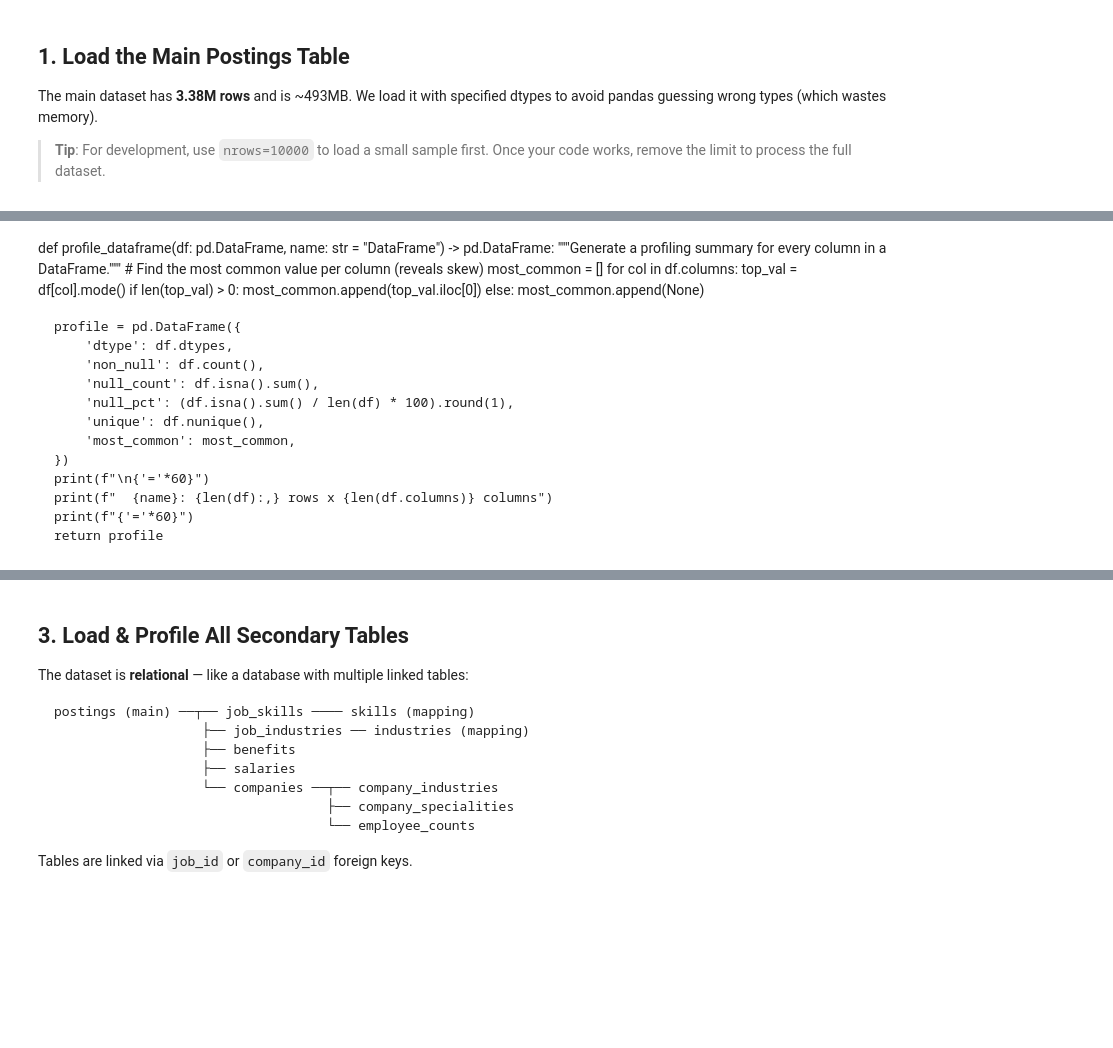
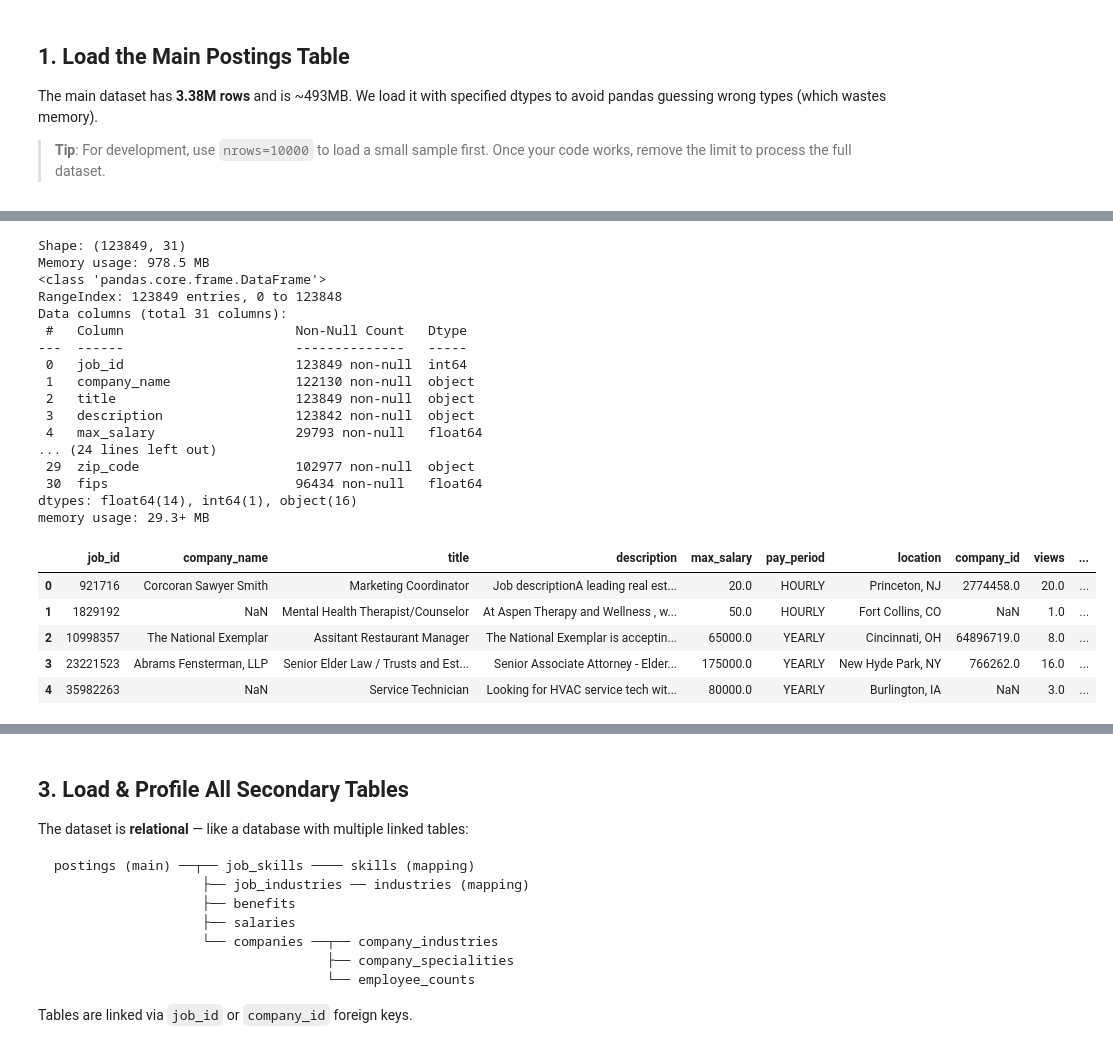
Before and after one commit to mark21097/TalentLens, a Jupyter notebook: notebooks/01-mp-data-loading-and-schema.ipynb, the cells around one changed output, grey strips where cells are left out. Saved outputs shown, nothing was run; the diff lists cells and outputs as text; code cells hidden in the pictures; blank space fills up the shorter version.

```diff
--- a/notebooks/01-mp-data-loading-and-schema.ipynb
+++ b/notebooks/01-mp-data-loading-and-schema.ipynb
@@ -32,10 +38,9 @@ to avoid pandas guessing wrong types (which wastes memory).
 # %%
 # Load a small sample first to understand the schema
 # Change nrows=None to load the full dataset when ready
-df_postings = load_raw_postings(nrows=10000)
-
-# .info() is your best friend for a first look at any DataFrame:
-# - Shows every column name, dtype, and non-null count in one shot
-# - Shows total memory usage at the bottom
-# - Immediately tells you what's missing and what types pandas assigned
+df_postings = load_raw_postings()
+print(f"Shape: {df_postings.shape}")
+print(f"Memory usage: {df_postings.memory_usage(deep=True).sum() / 1e6:.1f} MB")
 df_postings.info()
+df_postings.head()
+# %% [output]
@@ -41,0 +49,23 @@ df_postings.info()
+Shape: (123849, 31)
+Memory usage: 978.5 MB
+<class 'pandas.core.frame.DataFrame'>
+RangeIndex: 123849 entries, 0 to 123848
+Data columns (total 31 columns):
+ #   Column                      Non-Null Count   Dtype
+---  ------                      --------------   -----
+ 0   job_id                      123849 non-null  int64
+ 1   company_name                122130 non-null  object
+ 2   title                       123849 non-null  object
+ 3   description                 123842 non-null  object
+ 4   max_salary                  29793 non-null   float64
+... (24 lines left out)
+ 29  zip_code                    102977 non-null  object
+ 30  fips                        96434 non-null   float64
+dtypes: float64(14), int64(1), object(16)
+memory usage: 29.3+ MB
+|  | job_id | company_name | title | description | max_salary | pay_period | location | company_id | views | ... |
+| 0 | 921716 | Corcoran Sawyer Smith | Marketing Coordinator | Job descriptionA leading real est... | 20.0 | HOURLY | Princeton, NJ | 2774458.0 | 20.0 | ... |
+| 1 | 1829192 | NaN | Mental Health Therapist/Counselor | At Aspen Therapy and Wellness , w... | 50.0 | HOURLY | Fort Collins, CO | NaN | 1.0 | ... |
+| 2 | 10998357 | The National Exemplar | Assitant Restaurant Manager | The National Exemplar is acceptin... | 65000.0 | YEARLY | Cincinnati, OH | 64896719.0 | 8.0 | ... |
+| 3 | 23221523 | Abrams Fensterman, LLP | Senior Elder Law / Trusts and Est... | Senior Associate Attorney - Elder... | 175000.0 | YEARLY | New Hyde Park, NY | 766262.0 | 16.0 | ... |
+| 4 | 35982263 | NaN | Service Technician | Looking for HVAC service tech wit... | 80000.0 | YEARLY | Burlington, IA | NaN | 3.0 | ... |
@@ -49,24 +71,0 @@ that adds two things `.info()` doesn't show:
-# %% [markdown]
-def profile_dataframe(df: pd.DataFrame, name: str = "DataFrame") -> pd.DataFrame:
-    """Generate a profiling summary for every column in a DataFrame."""
-    # Find the most common value per column (reveals skew)
-    most_common = []
-    for col in df.columns:
-        top_val = df[col].mode()
-        if len(top_val) > 0:
-            most_common.append(top_val.iloc[0])
-        else:
-            most_common.append(None)
-
-    profile = pd.DataFrame({
-        'dtype': df.dtypes,
-        'non_null': df.count(),
-        'null_count': df.isna().sum(),
-        'null_pct': (df.isna().sum() / len(df) * 100).round(1),
-        'unique': df.nunique(),
-        'most_common': most_common,
-    })
-    print(f"\n{'='*60}")
-    print(f"  {name}: {len(df):,} rows x {len(df.columns)} columns")
-    print(f"{'='*60}")
-    return profile
```
Also changed, not shown: parts of 14 cells of this notebook, 1 other file.
